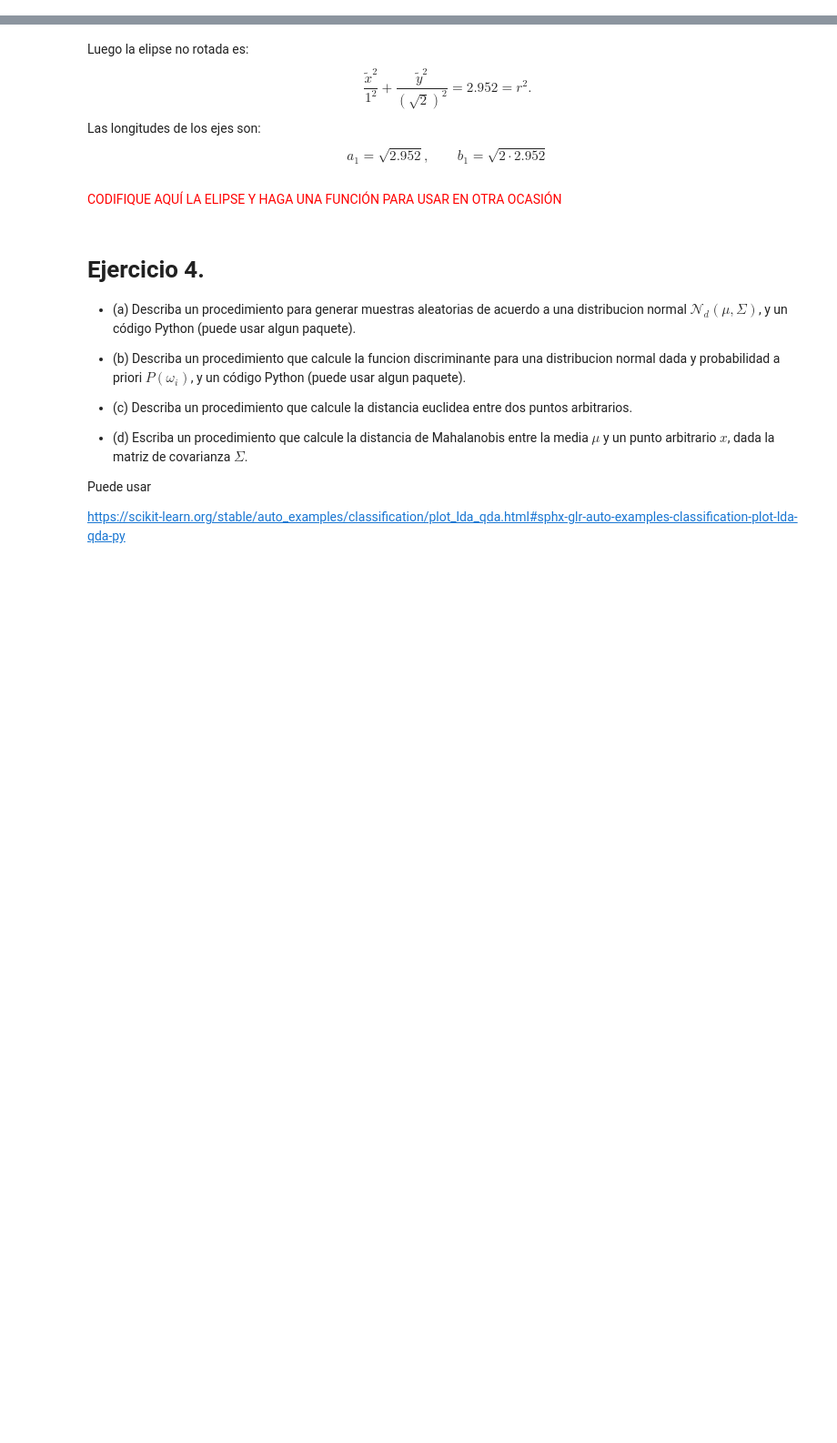
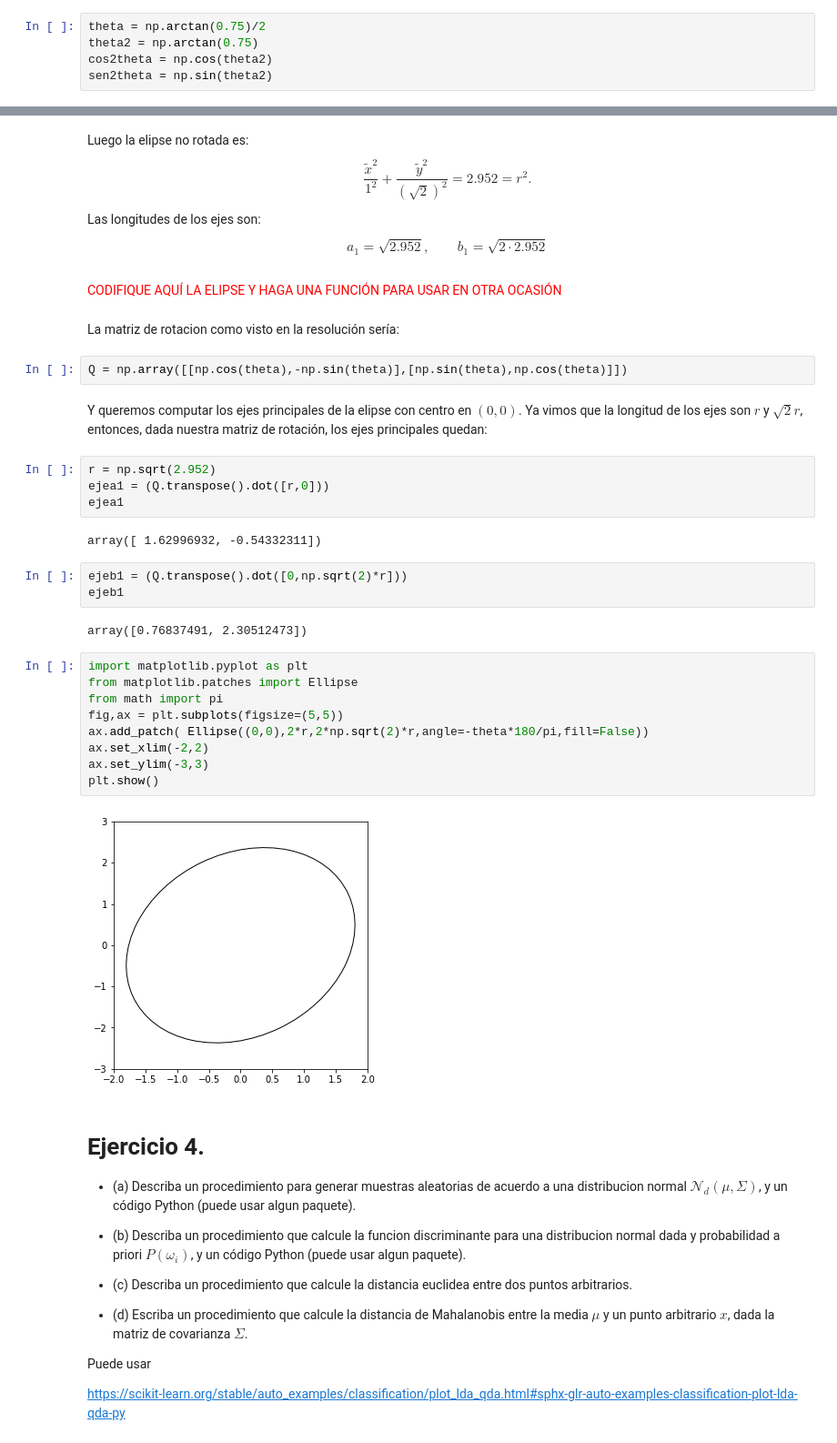
Before and after one commit to git-lu/intro-aprendizaje, a Jupyter notebook: practicos/IntML2020_Teoria_bayesiana_Normal_con_sol.ipynb, the cells around one changed output, grey strips where cells are left out. Shown: that part at 91% size. Cells and saved outputs as stored; diff of their text form; blank space fills up the shorter version.

```diff
--- a/practicos/IntML2020_Teoria_bayesiana_Normal_con_sol.ipynb
+++ b/practicos/IntML2020_Teoria_bayesiana_Normal_con_sol.ipynb
@@ -381,3 +364,8 @@ theta
+# %%
+theta = np.arctan(0.75)/2
+theta2 = np.arctan(0.75)
+cos2theta = np.cos(theta2)
+sen2theta = np.sin(theta2)
 # %% [markdown]
 <span style="color:red">CODIFIQUE AQUÍ ESTOS VALORES </span>
 # %% [markdown]
@@ -396,6 +410,35 @@ Las longitudes de los ejes son:
 $$ a_1 = \sqrt{2.952}, \qquad b_1 = \sqrt{2 \cdot 2.952}$$
 # %% [markdown]
 <span style="color:red">CODIFIQUE AQUÍ LA ELIPSE Y HAGA UNA FUNCIÓN PARA USAR EN OTRA OCASIÓN</span>
+# %% [markdown]
+La matriz de rotacion como visto en la resolución sería:
+# %%
+Q = np.array([[np.cos(theta),-np.sin(theta)],[np.sin(theta),np.cos(theta)]])
+# %% [markdown]
+Y queremos computar los ejes principales de la elipse con centro en $(0,0)$.
+Ya vimos que la longitud de los ejes son $r$ y $\sqrt{2}r$, entonces, dada nuestra matriz de rotación, los ejes principales quedan:
+# %%
+r = np.sqrt(2.952)
+ejea1 = (Q.transpose().dot([r,0]))
+ejea1
+# %% [output]
+array([ 1.62996932, -0.54332311])
+# %%
+ejeb1 = (Q.transpose().dot([0,np.sqrt(2)*r]))
+ejeb1
+# %% [output]
+array([0.76837491, 2.30512473])
+# %%
+import matplotlib.pyplot as plt
+from matplotlib.patches import Ellipse
+from math import pi
+fig,ax = plt.subplots(figsize=(5,5))
+ax.add_patch( Ellipse((0,0),2*r,2*np.sqrt(2)*r,angle=-theta*180/pi,fill=False))
+ax.set_xlim(-2,2)
+ax.set_ylim(-3,3)
+plt.show()
+# %% [output]
+[figure, added]
 # %% [markdown]
 # Ejercicio 4.
 
```
Also changed, not shown: parts of 30 cells of this notebook, 1 other file.
